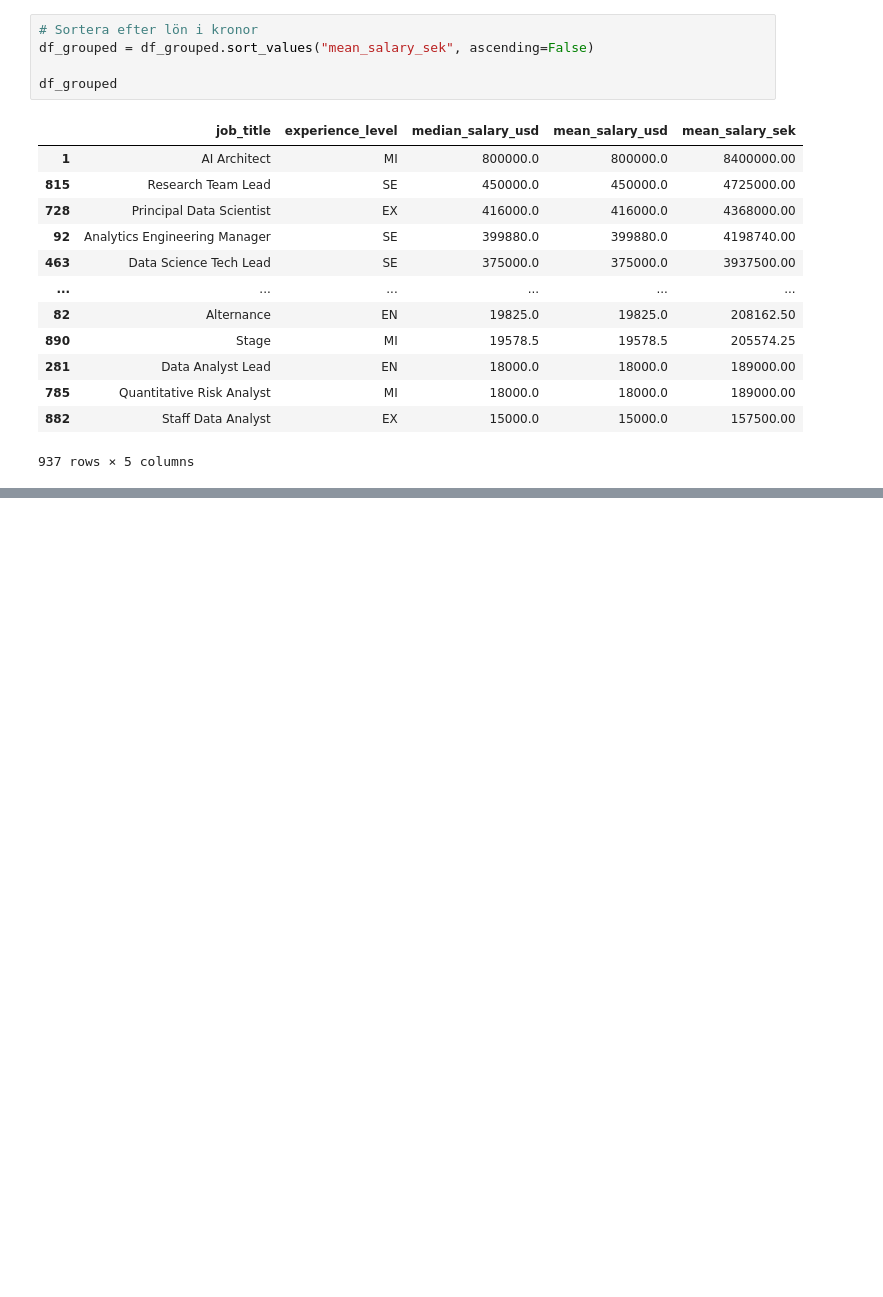
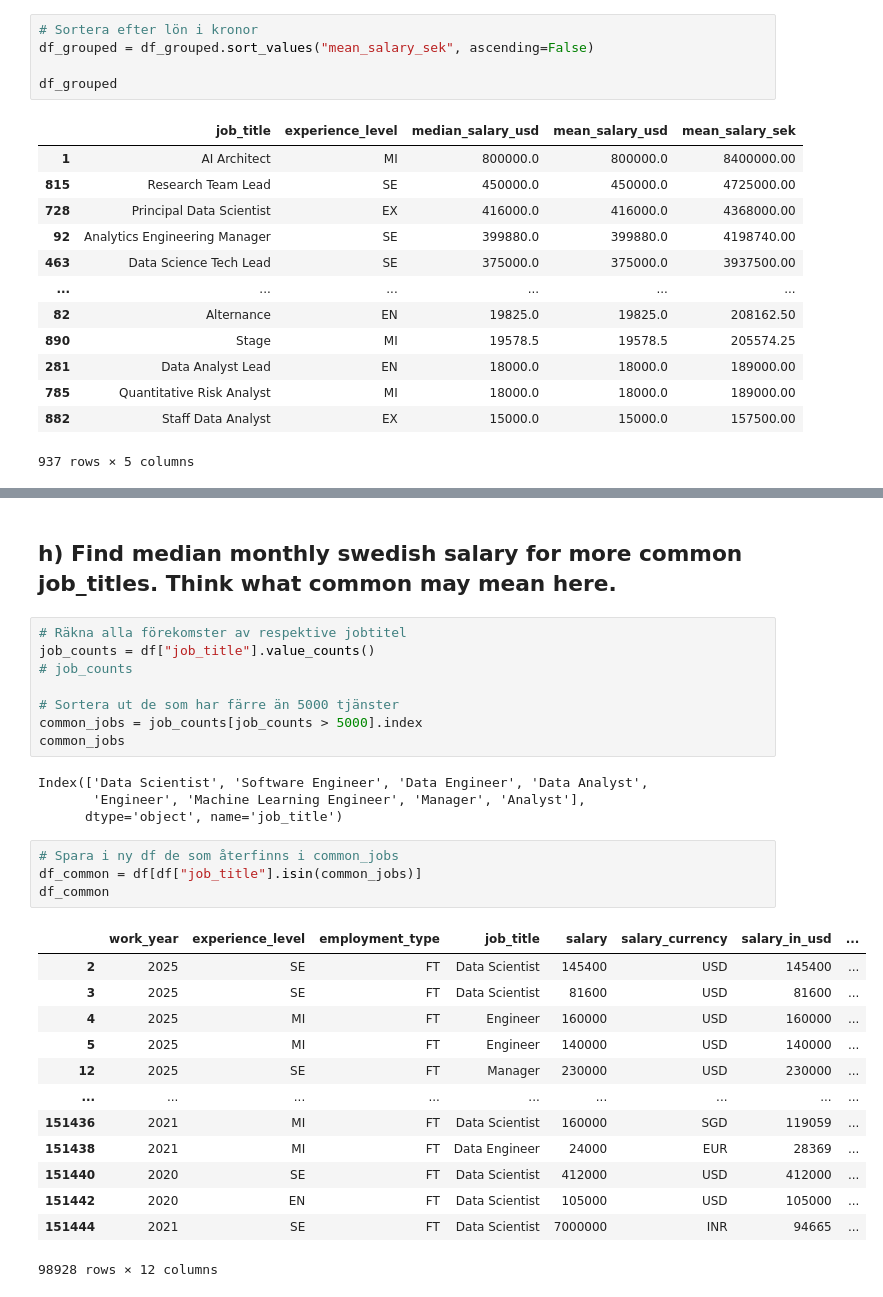
Before and after one commit to glennart8/ai_engineering_henrik_pilback, a Jupyter notebook: Exercises/exercise_0_1.ipynb, the cells around one changed output, grey strips where cells are left out. Drawn from its saved outputs; the diff is of its cells as text; blank space fills up the shorter version.

```diff
--- a/Exercises/exercise_0_1.ipynb
+++ b/Exercises/exercise_0_1.ipynb
@@ -181,0 +239,32 @@ df_grouped
+# %% [markdown]
+##   h) Find median monthly swedish salary for more common job_titles. Think what common may mean here.
+# %%
+# Räkna alla förekomster av respektive jobtitel
+job_counts = df["job_title"].value_counts()
+# job_counts
+
+# Sortera ut de som har färre än 5000 tjänster
+common_jobs = job_counts[job_counts > 5000].index
+common_jobs
+# %% [output]
+Index(['Data Scientist', 'Software Engineer', 'Data Engineer', 'Data Analyst',
+       'Engineer', 'Machine Learning Engineer', 'Manager', 'Analyst'],
+      dtype='object', name='job_title')
+# %%
+# Spara i ny df de som återfinns i common_jobs
+df_common = df[df["job_title"].isin(common_jobs)]
+df_common
+# %% [output]
+|  | work_year | experience_level | employment_type | job_title | salary | salary_currency | salary_in_usd | ... |
+| 2 | 2025 | SE | FT | Data Scientist | 145400 | USD | 145400 | ... |
+| 3 | 2025 | SE | FT | Data Scientist | 81600 | USD | 81600 | ... |
+| 4 | 2025 | MI | FT | Engineer | 160000 | USD | 160000 | ... |
+| 5 | 2025 | MI | FT | Engineer | 140000 | USD | 140000 | ... |
+| 12 | 2025 | SE | FT | Manager | 230000 | USD | 230000 | ... |
+| ... | ... | ... | ... | ... | ... | ... | ... | ... |
+| 151436 | 2021 | MI | FT | Data Scientist | 160000 | SGD | 119059 | ... |
+| 151438 | 2021 | MI | FT | Data Engineer | 24000 | EUR | 28369 | ... |
+| 151440 | 2020 | SE | FT | Data Scientist | 412000 | USD | 412000 | ... |
+| 151442 | 2020 | EN | FT | Data Scientist | 105000 | USD | 105000 | ... |
+| 151444 | 2021 | SE | FT | Data Scientist | 7000000 | INR | 94665 | ... |
+98928 rows × 12 columns
```
Also changed, not shown: parts of 12 cells of this notebook.
